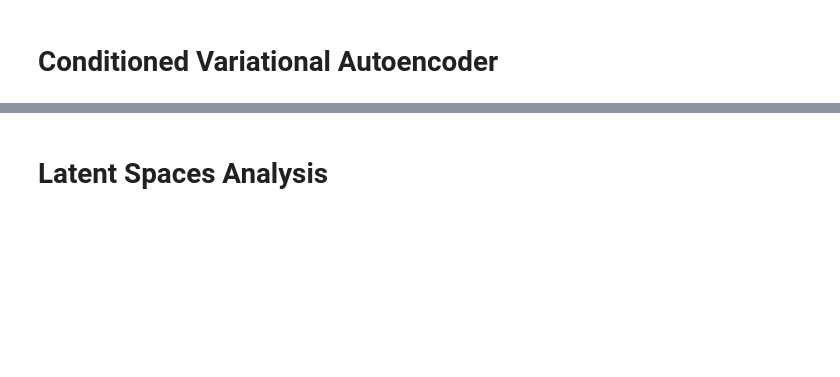
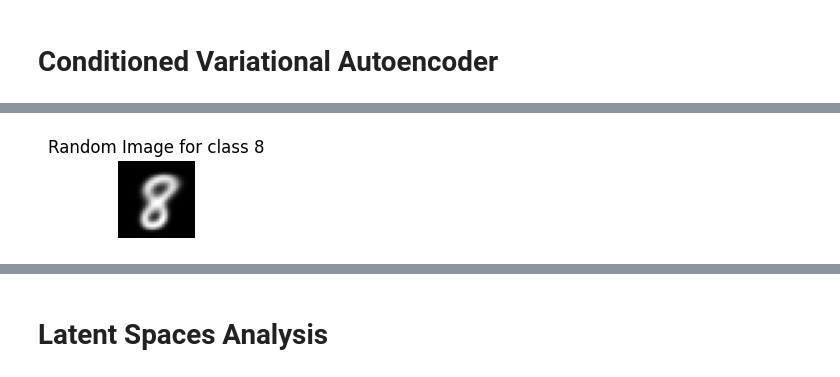
Before and after one commit to GitMAGI/llms-evaluation, a Jupyter notebook: notebooks/autoencoder_images.ipynb, the cells around one changed output, grey strips where cells are left out. Drawn from its saved outputs; the diff is of its cells as text; code cells hidden in the pictures; blank space fills up the shorter version.

```diff
--- a/notebooks/autoencoder_images.ipynb
+++ b/notebooks/autoencoder_images.ipynb
@@ -764,8 +546,8 @@ else:
 #cvae_model.print_summaries()
 # %%
 #tf.config.run_functions_eagerly(False)
-y_train_cat = utils.to_categorical(y_train, num_classes=cvae_innput_labels_dim)
-y_test_cat = utils.to_categorical(y_test, num_classes=cvae_innput_labels_dim)
+y_train_cat = cvae_model.transform_to_categorical(y_train)
+y_test_cat = cvae_model.transform_to_categorical(y_test)
 if not os.path.exists(cvae_model_params_path) or not os.path.exists(cvae_model_weights_path):
     cvae_history = cvae_model.train(
         (norm_x_train, y_train_cat),
@@ -806,8 +607,14 @@ cvae_latent_reps, _, _ = cvae_encoder.predict(norm_x_train)
 cvae_latent_mean = np.mean(cvae_latent_reps, axis=0)
 cvae_latent_std = np.std(cvae_latent_reps, axis=0)
 # %%
-cvae_encoded_img = np.random.normal(loc=cvae_latent_mean, scale=cvae_latent_std, size=(1,latent_space_dim))
+#random_class = np.random.random_integers(np.unique(y_train).min(), np.unique(y_train).max()).item()
+random_class = 8
+#display(random_class)
+cvae_label = np.zeros(shape=(1, cvae_innput_labels_dim))
+cvae_label[0, random_class] = 1
+cvae_encoded_img = np.random.normal(size=(1,latent_space_dim))
 # Decodifica per ottenere la ricostruzione
-cvae_decoded_img = cvae_decoder.predict(cvae_encoded_img)
+cvae_decoded_img = cvae_decoder.predict([cvae_encoded_img, cvae_label])
 # Genera una nuova immagine
-plot_img(cvae_decoded_img[0], figsize=(1,1))
+plot_img(cvae_decoded_img[0], titolo=f"Random Image for class {random_class}", figsize=(1,1))
+# %% [output]
@@ -814 +622,2 @@ plot_img(cvae_decoded_img[0], figsize=(1,1))
+[figure, added]
 # %%
```
Also changed, not shown: parts of 31 cells of this notebook, 1 other file.
